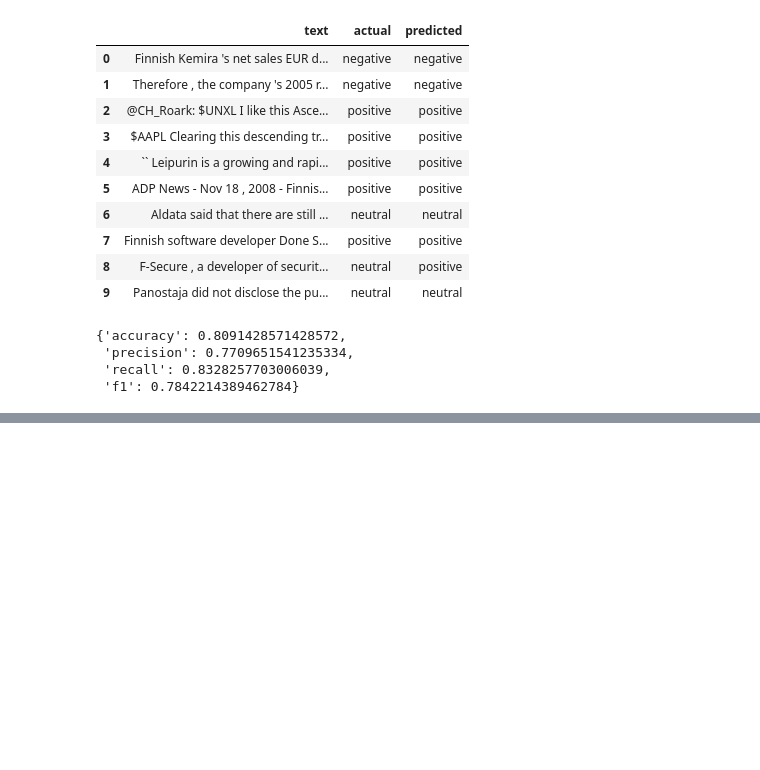
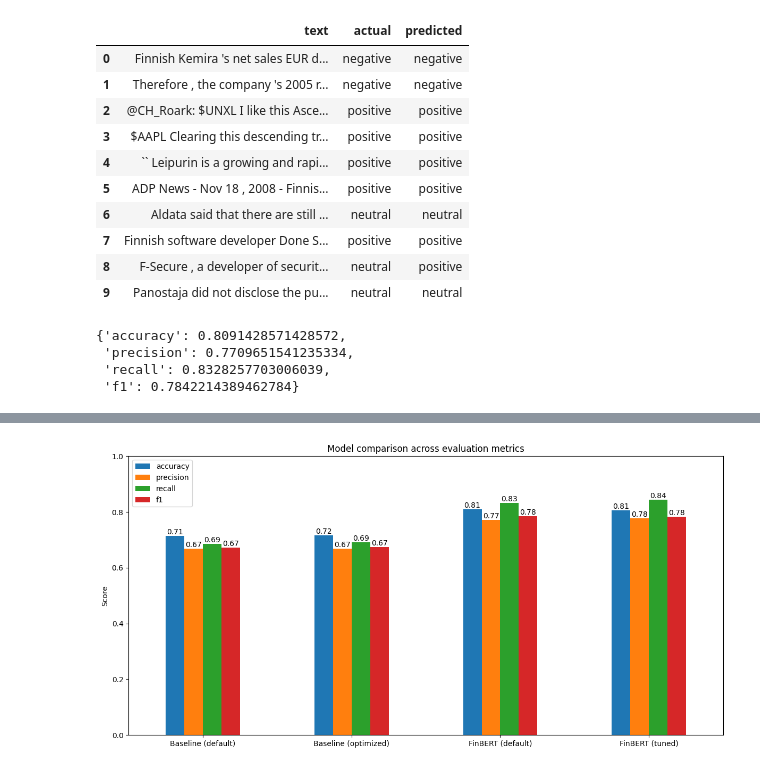
Before and after one commit to faadeola/LLM-financial-sentiment-analysis, a Jupyter notebook: LLM_financial_sentiment_analysis.ipynb, the cells around one changed output, grey strips where cells are left out. Drawn from its saved outputs; the diff is of its cells as text; code cells hidden in the pictures; blank space fills up the shorter version.

```diff
--- a/LLM_financial_sentiment_analysis.ipynb
+++ b/LLM_financial_sentiment_analysis.ipynb
@@ -651,0 +887,10 @@ weighted avg       0.85      0.81      0.82       875
+# %%
+# Create a comparison DataFrame for all models
+comparison_df = pd.DataFrame(results).T
+comparison_df.index = [
+    "Baseline (default)", "Baseline (optimized)",
+    "FinBERT (default)", "FinBERT (tuned)",
+]
+
+# Display the comparison DataFrame
+comparison_df
@@ -651,0 +903,20 @@ weighted avg       0.85      0.81      0.82       875
+# %%
+""" Plot comparison of models across evaluation metrics """
+metrics_to_plot = ["accuracy", "precision", "recall", "f1"]
+
+fig, ax = plt.subplots(figsize=(12, 6))
+comparison_df[metrics_to_plot].plot(kind="bar", ax=ax)
+ax.set_title("Model comparison across evaluation metrics")
+ax.set_ylabel("Score")
+ax.set_ylim(0, 1)
+ax.legend(loc="best")
+plt.xticks(rotation=0)
+
+# Displays values on top of bars
+for container in ax.containers:
+    ax.bar_label(container, fmt='%.2f')
+
+plt.tight_layout()
+plt.show()
+# %% [output]
+[figure, added]
```
Also changed, not shown: parts of 33 cells of this notebook.
